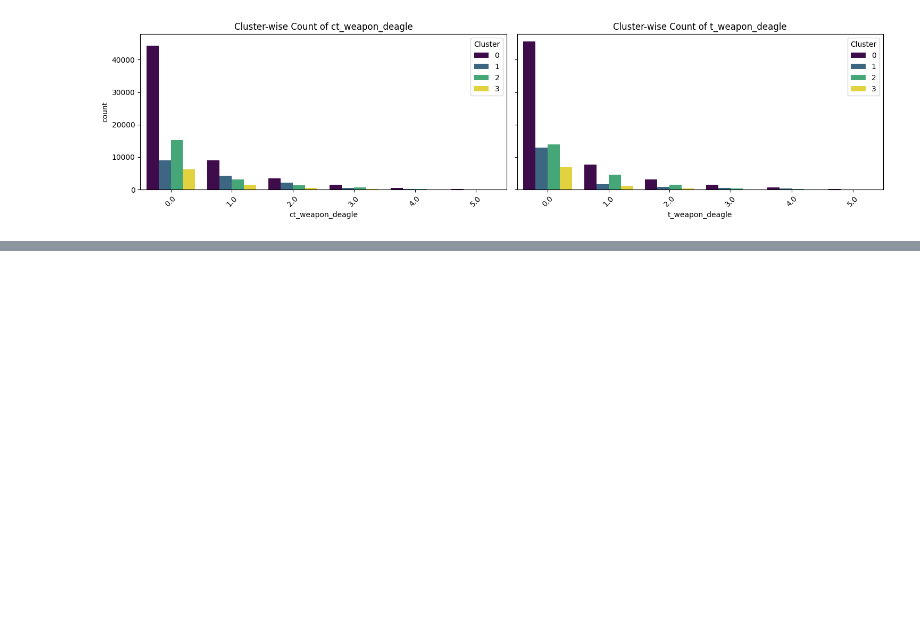
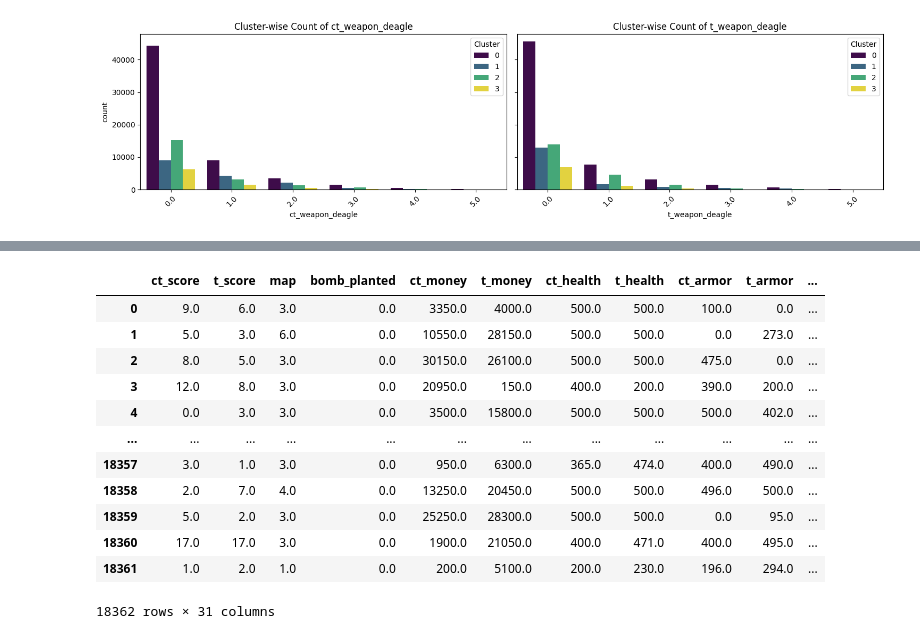
Before and after one commit to PNUAITeam13/CS-GO_Round_Winner_Clustering, a Jupyter notebook: csgo_rounds_winner.ipynb, the cells around one changed output, grey strips where cells are left out. Cells and saved outputs as stored; diff of their text form; code cells hidden in the pictures; blank space fills up the shorter version.

```diff
--- a/csgo_rounds_winner.ipynb
+++ b/csgo_rounds_winner.ipynb
@@ -297,0 +340,13 @@ for chunk in chunks:
+# %%
+X_test = data_test.copy()
+
+y_test = data_test['round_winner']
+X_test = X_test.drop(['round_winner'], axis=1)
+
+X_test = X_test[features]
+# %%
+y_test = y_test.map({"CT": 1, "T": 0})
+X_test = transformer.use_ordinal_encoder(X_test, ["map", "bomb_planted"]).get_data()
+
+print(y_test.head(20))
+print(X_test.head(20))
@@ -297,0 +473,16 @@ for chunk in chunks:
+# %%
+X_test
+# %% [output]
+|  | ct_score | t_score | map | bomb_planted | ct_money | t_money | ct_health | t_health | ct_armor | t_armor | ... |
+| 0 | 9.0 | 6.0 | 3.0 | 0.0 | 3350.0 | 4000.0 | 500.0 | 500.0 | 100.0 | 0.0 | ... |
+| 1 | 5.0 | 3.0 | 6.0 | 0.0 | 10550.0 | 28150.0 | 500.0 | 500.0 | 0.0 | 273.0 | ... |
+| 2 | 8.0 | 5.0 | 3.0 | 0.0 | 30150.0 | 26100.0 | 500.0 | 500.0 | 475.0 | 0.0 | ... |
+| 3 | 12.0 | 8.0 | 3.0 | 0.0 | 20950.0 | 150.0 | 400.0 | 200.0 | 390.0 | 200.0 | ... |
+| 4 | 0.0 | 3.0 | 3.0 | 0.0 | 3500.0 | 15800.0 | 500.0 | 500.0 | 500.0 | 402.0 | ... |
+| ... | ... | ... | ... | ... | ... | ... | ... | ... | ... | ... | ... |
+| 18357 | 3.0 | 1.0 | 3.0 | 0.0 | 950.0 | 6300.0 | 365.0 | 474.0 | 400.0 | 490.0 | ... |
+| 18358 | 2.0 | 7.0 | 4.0 | 0.0 | 13250.0 | 20450.0 | 500.0 | 500.0 | 496.0 | 500.0 | ... |
+| 18359 | 5.0 | 2.0 | 3.0 | 0.0 | 25250.0 | 28300.0 | 500.0 | 500.0 | 0.0 | 95.0 | ... |
+| 18360 | 17.0 | 17.0 | 3.0 | 0.0 | 1900.0 | 21050.0 | 400.0 | 471.0 | 400.0 | 495.0 | ... |
+| 18361 | 1.0 | 2.0 | 1.0 | 0.0 | 200.0 | 5100.0 | 200.0 | 230.0 | 196.0 | 294.0 | ... |
+18362 rows × 31 columns
```
Also changed, not shown: parts of 15 cells of this notebook.
